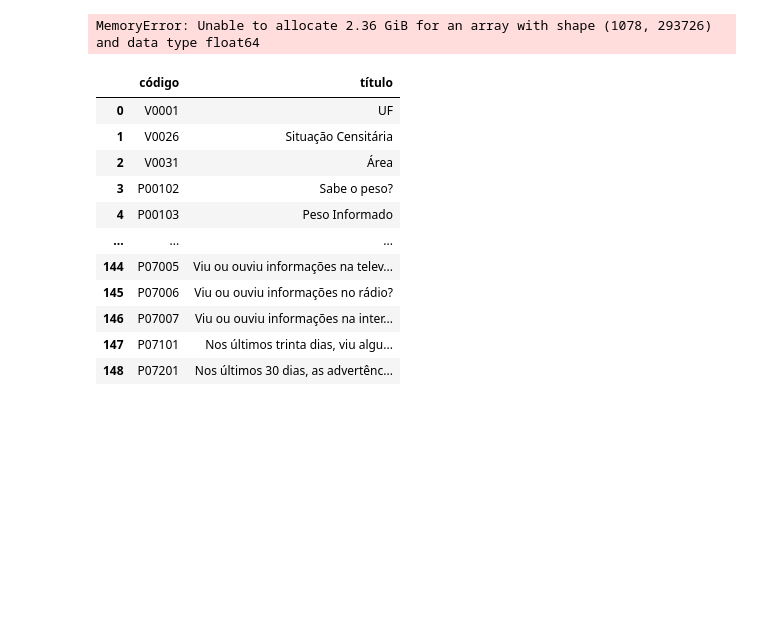
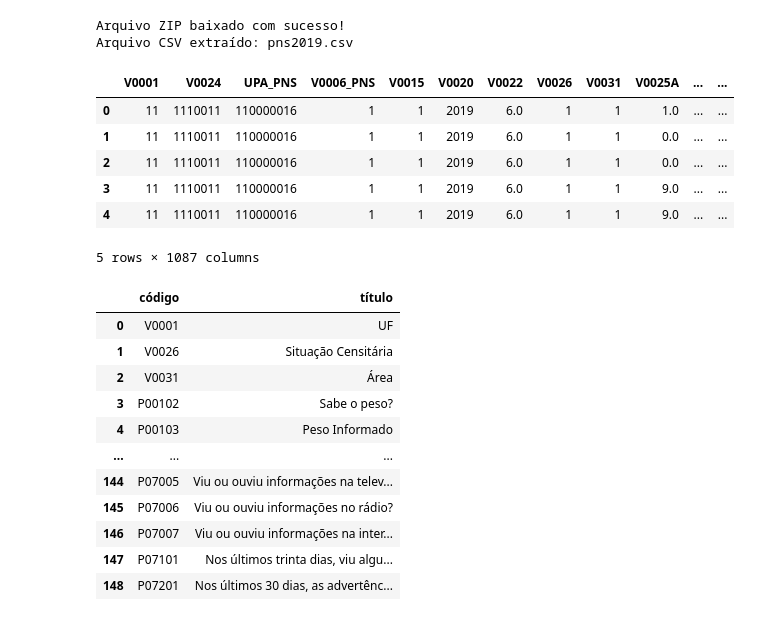
Before and after one commit to maafinotti/TCC-PNS, a Jupyter notebook: dataset_PNS.ipynb, the cells around one changed output. Cells and saved outputs as stored; diff of their text form; code cells hidden in the pictures; blank space fills up the shorter version.

```diff
--- a/dataset_PNS.ipynb
+++ b/dataset_PNS.ipynb
@@ -2,9 +5,36 @@
 import pandas as pd
+# %%
+#URL do arquivo
+url = "https://www.pns.icict.fiocruz.br/wp-content/uploads/2023/11/pns2019.zip"
+
+#download do arquivo
+response = requests.get(url)
+
+#salvando o arquivo ZIP
+zip_file_path = "pns2019.zip"
+with open(zip_file_path, "wb") as file:
+    file.write(response.content)
+
+print("Arquivo ZIP baixado com sucesso!")
+
+with zipfile.ZipFile(zip_file_path, 'r') as zip_ref:
+    csv_file_name = zip_ref.namelist()[0]
+    zip_ref.extract(zip_ref.namelist()[0])
+    print(f"Arquivo CSV extraído: {csv_file_name}")
+# %% [output]
+Arquivo ZIP baixado com sucesso!
+Arquivo CSV extraído: pns2019.csv
 # %%
-df = pd.read_csv('PNS\pns2019\pns2019.csv')
+df = pd.read_csv('pns2019.csv')
 df.head()
 # %% [output]
+|  | V0001 | V0024 | UPA_PNS | V0006_PNS | V0015 | V0020 | V0022 | V0026 | V0031 | V0025A | ... | ... |
+| 0 | 11 | 1110011 | 110000016 | 1 | 1 | 2019 | 6.0 | 1 | 1 | 1.0 | ... | ... |
+| 1 | 11 | 1110011 | 110000016 | 1 | 1 | 2019 | 6.0 | 1 | 1 | 0.0 | ... | ... |
+| 2 | 11 | 1110011 | 110000016 | 1 | 1 | 2019 | 6.0 | 1 | 1 | 0.0 | ... | ... |
+| 3 | 11 | 1110011 | 110000016 | 1 | 1 | 2019 | 6.0 | 1 | 1 | 9.0 | ... | ... |
+| 4 | 11 | 1110011 | 110000016 | 1 | 1 | 2019 | 6.0 | 1 | 1 | 9.0 | ... | ... |
-MemoryError: Unable to allocate 2.36 GiB for an array with shape (1078, 293726) and data type float64
+5 rows × 1087 columns
 # %%
 de_para_df = pd.read_excel('Colunas PNS (de-para).xlsx')
 de_para_df
```
Also changed, not shown: parts of 2 cells of this notebook.
